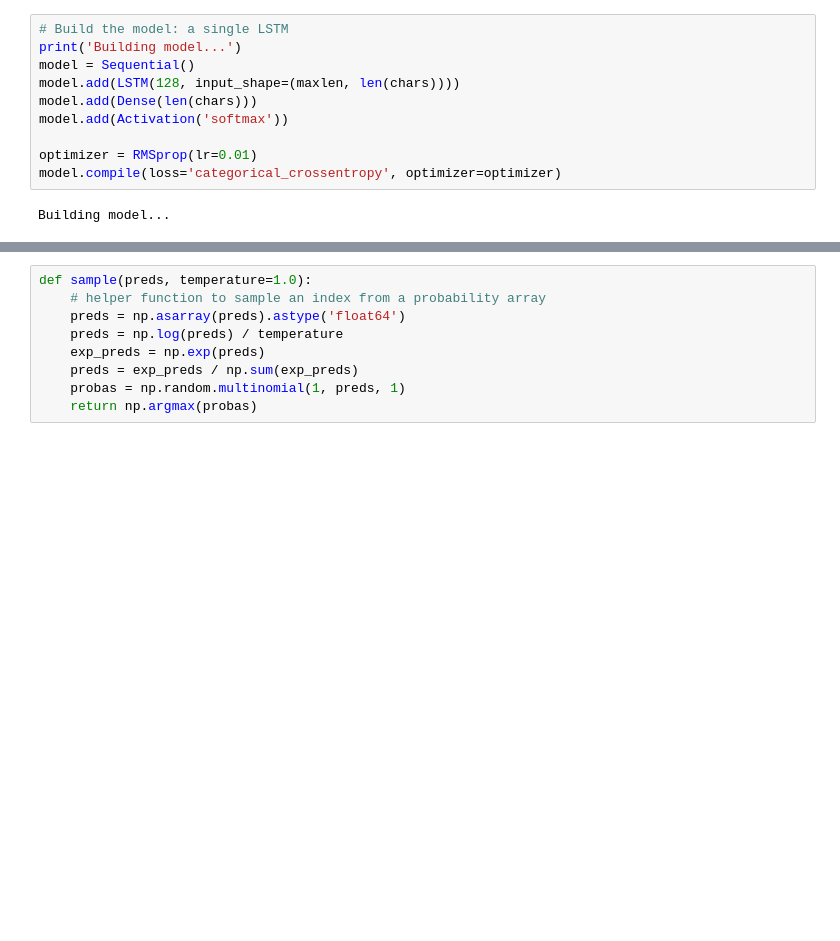
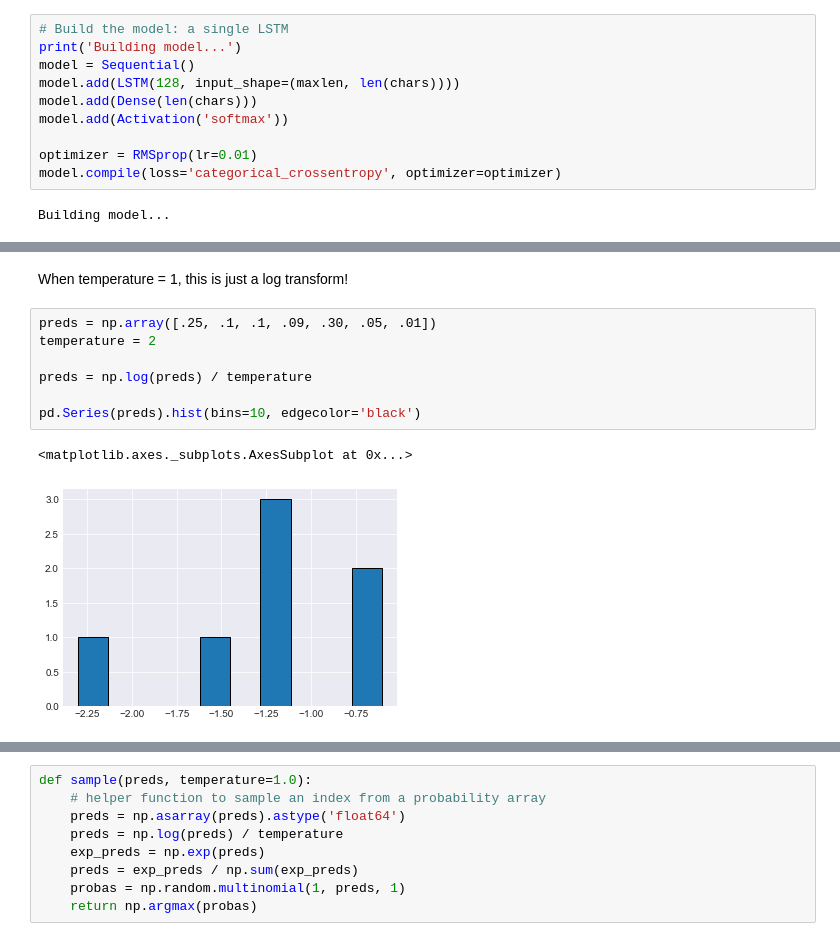
Before and after one commit to vincefav/keras-eli5, a Jupyter notebook: RNN Text Generator.ipynb, the cells around one changed output, grey strips where cells are left out. Saved outputs shown, nothing was run; the diff lists cells and outputs as text; blank space fills up the shorter version.

```diff
--- a/RNN Text Generator.ipynb
+++ b/RNN Text Generator.ipynb
@@ -111,0 +150,12 @@ Building model...
+# %% [markdown]
+When temperature = 1, this is just a log transform!
+# %%
+preds = np.array([.25, .1, .1, .09, .30, .05, .01])
+temperature = 2
+
+preds = np.log(preds) / temperature
+
+pd.Series(preds).hist(bins=10, edgecolor='black')
+# %% [output]
+<matplotlib.axes._subplots.AxesSubplot at 0x...>
+[figure, added]
```
Also changed, not shown: parts of 12 cells of this notebook.
